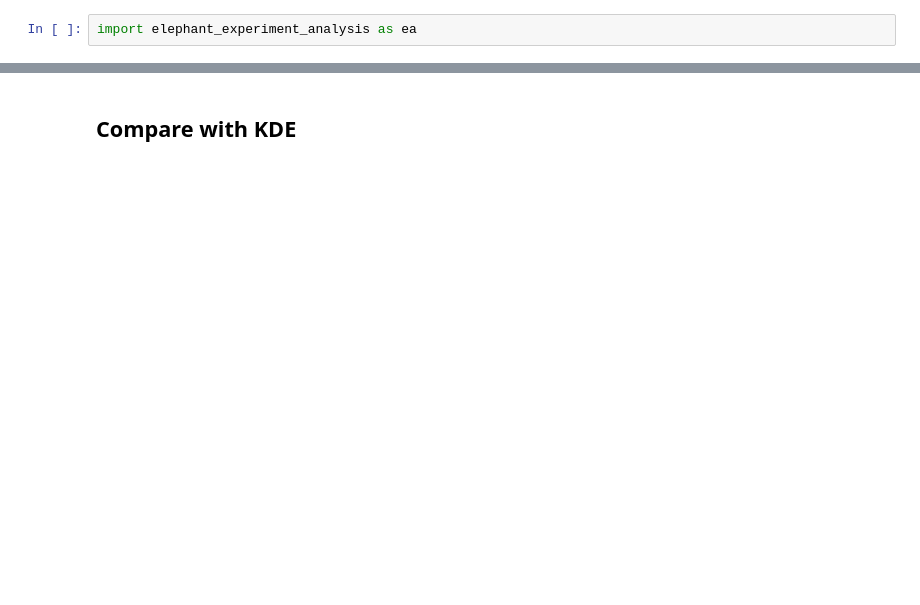
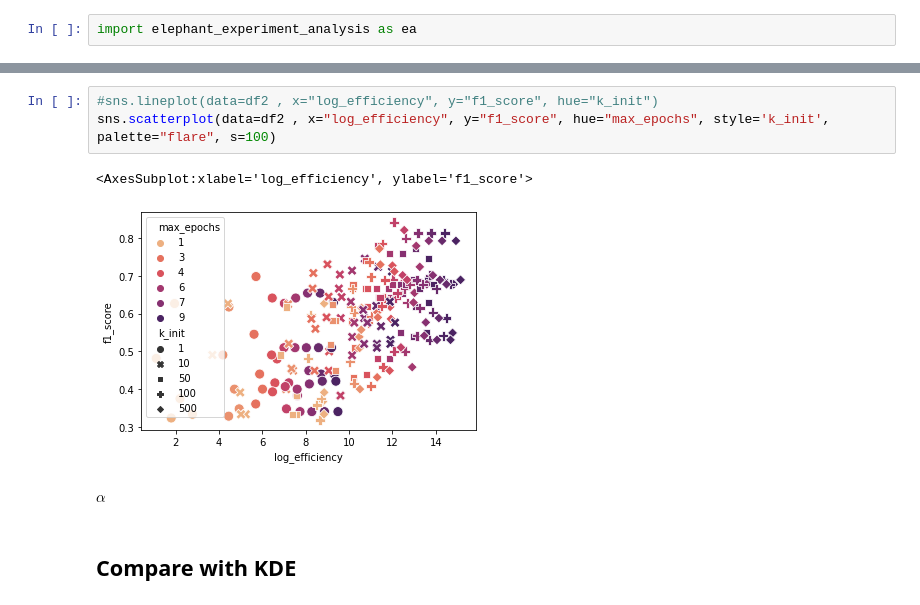
Before and after one commit to axa-rev-research/discrepancies-in-machine-learning, a Jupyter notebook: notebooks/ElephantExperimentAnalysis.ipynb, the cells around one changed output, grey strips where cells are left out. Saved outputs shown, nothing was run; the diff lists cells and outputs as text; blank space fills up the shorter version.

```diff
--- a/notebooks/ElephantExperimentAnalysis.ipynb
+++ b/notebooks/ElephantExperimentAnalysis.ipynb
@@ -96,2 +144,10 @@ breast-cancer
+# %%
+#sns.lineplot(data=df2 , x="log_efficiency", y="f1_score", hue="k_init")
+sns.scatterplot(data=df2 , x="log_efficiency", y="f1_score", hue="max_epochs", style='k_init', palette="flare", s=100)
+# %% [output]
+<AxesSubplot:xlabel='log_efficiency', ylabel='f1_score'>
+[figure, added]
+# %% [markdown]
+$\alpha$
 # %% [markdown]
 ## Compare with KDE
```
Also changed, not shown: parts of 16 cells of this notebook, 13 other files.
